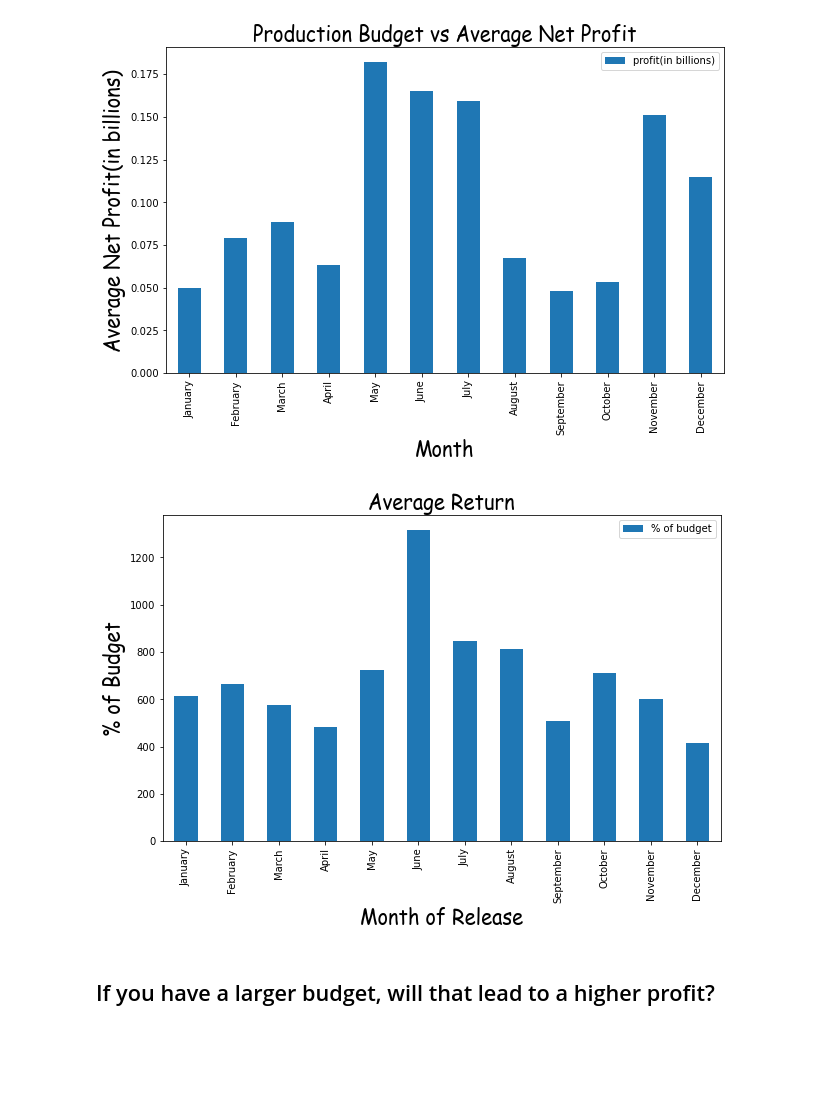
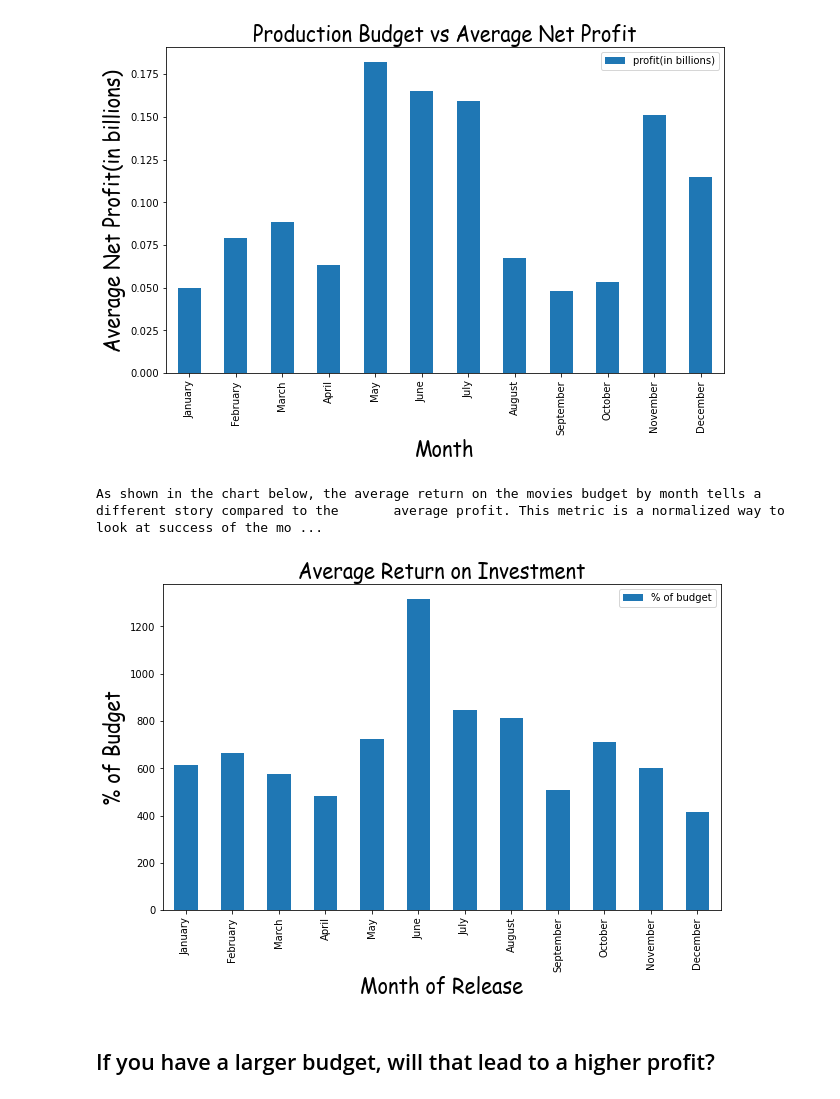
Before and after one commit to andrewkoji/Phase-1-Project---Movie-Analysis, a Jupyter notebook: Movie_Analysis.ipynb, the cells around one changed output. Drawn from its saved outputs; the diff is of its cells as text; code cells hidden in the pictures; blank space fills up the shorter version.

Commit message:
Edited the final visuals and titles

```diff
--- a/Movie_Analysis.ipynb
+++ b/Movie_Analysis.ipynb
@@ -358,32 +361,33 @@ plt.savefig("Bar_chart_month_profit.jpeg",bbox_inches='tight') #save as jpg
 # %%
 #create bar chart for average profit by month
 #assigning month number to sort the months
 monthly_per = budgets.groupby('month')['% of budget'].mean().reset_index()
 
 monthly_per['month_no'] = monthly_per['month'].apply(lambda x: 1 if x=='January'\
                                                          else 2 if x=='February'\
                                                          else 3 if x=='March'\
                                                          else 4 if x=='April'\
                                                          else 5 if x=='May'\
                                                          else 6 if x=='June'\
                                                          else 7 if x=='July'\
                                                          else 8 if x=='August'\
                                                          else 9 if x=='September'\
                                                          else 10 if x=='October'\
                                                          else 11 if x=='November'\
                                                          else 12 if x=='December'\
                                                          else x)
 monthly_per = monthly_per.sort_values('month_no')
 
 monthly_per.plot(x='month',y='% of budget', kind='bar',figsize=(10,6))
-plt.title('Average Return', size=20, **csfont)
+plt.title('Average Return on Investment', size=20, **csfont)
 plt.ylabel('% of Budget',size=20, **csfont)
 plt.xlabel('Month of Release',size=20,**csfont)
 plt.savefig("Bar_chart_month_profit.jpeg",bbox_inches='tight') #save as jpg
 
 print('As shown in the chart below, the average return on the movies budget by month tells a different story compared to the       average profit. This metric is a normalized way to look at success of the movie. The return on budget is shown to be fairly consistent by month other than the month of June, which is a summer month(historically a good season for movies).')
 # %% [output]
+As shown in the chart below, the average return on the movies budget by month tells a different story compared to the       average profit. This metric is a normalized way to look at success of the mo ...
-[figure, old version]
+[figure, new version]
 # %% [markdown]
 ## If you have a larger budget, will that lead to a higher profit?
 # %%
```
Also changed, not shown: parts of 8 cells of this notebook.
